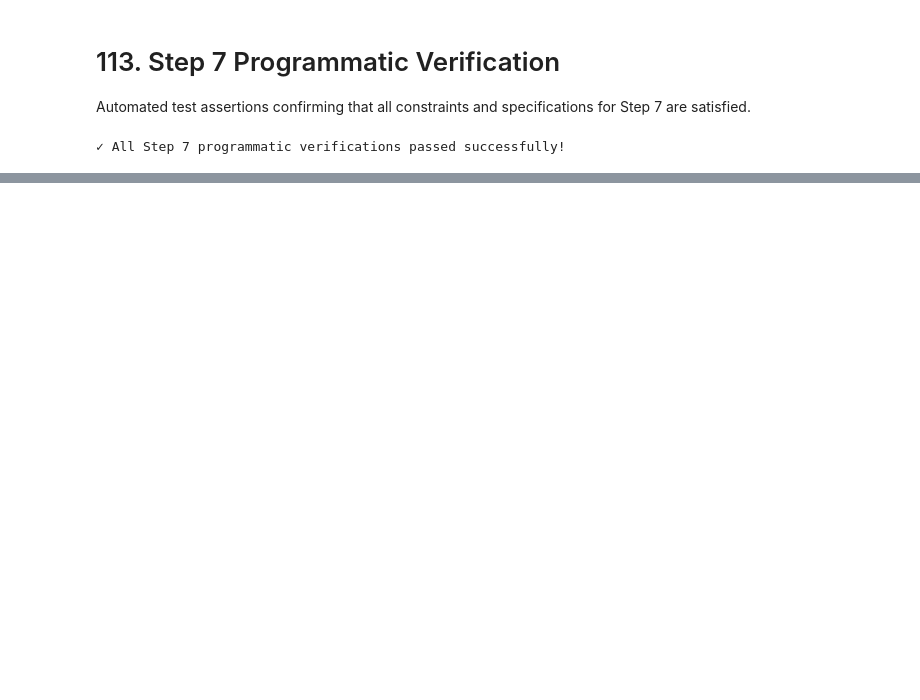
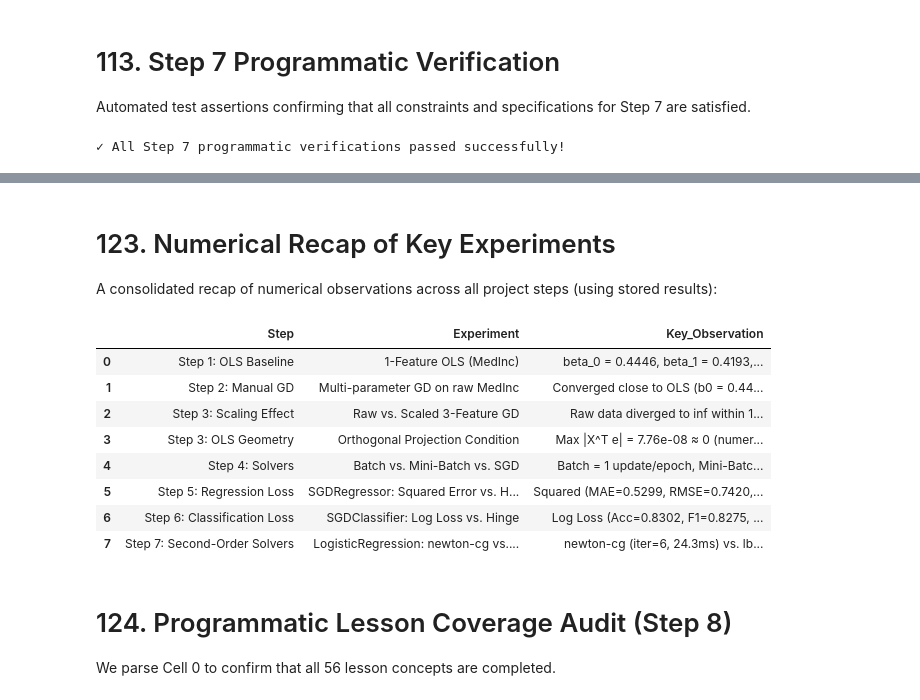
Before and after one commit to abed-dvp/california-housing-training-optimization, a Jupyter notebook: notebook.ipynb, the cells around one changed output, grey strips where cells are left out. Drawn from its saved outputs; the diff is of its cells as text; code cells hidden in the pictures; blank space fills up the shorter version.

Commit message:
Finalize training optimization project

```diff
--- a/notebook.ipynb
+++ b/notebook.ipynb
@@ -3297,0 +3550,63 @@ print("\u2713 All Step 7 programmatic verifications passed successfully!")
+# %% [markdown]
+# 123. Numerical Recap of Key Experiments
+
+A consolidated recap of numerical observations across all project steps (using stored results):
+# %%
+recap_data = [
+    {
+        "Step": "Step 1: OLS Baseline",
+        "Experiment": "1-Feature OLS (MedInc)",
+        "Key_Observation": f"beta_0 = {beta_0:.4f}, beta_1 = {beta_1:.4f}, Baseline MSE = {mse:.4f}"
+    },
+    {
+        "Step": "Step 2: Manual GD",
+        "Experiment": "Multi-parameter GD on raw MedInc",
+        "Key_Observation": f"Converged close to OLS (b0 = {b0_multi:.4f}, b1 = {b1_multi:.4f}) in {len(multi_history)} epochs"
+    },
+    {
+        "Step": "Step 3: Scaling Effect",
+        "Experiment": "Raw vs. Scaled 3-Feature GD",
+        "Key_Observation": "Raw data diverged to inf within 15 epochs; Scaled data converged stably with smooth loss decrease"
+    },
+    {
+        "Step": "Step 3: OLS Geometry",
+        "Experiment": "Orthogonal Projection Condition",
+        "Key_Observation": f"Max |X^T e| = {max_absolute_value:.2e} ≈ 0 (numerically consistent with orthogonal projection)"
+    },
+    {
+        "Step": "Step 4: Solvers",
+        "Experiment": "Batch vs. Mini-Batch vs. SGD",
+        "Key_Observation": "Batch = 1 update/epoch, Mini-Batch (32) = 516 updates/epoch, SGD = 16,512 updates/epoch"
+    },
+    {
+        "Step": "Step 5: Regression Loss",
+        "Experiment": "SGDRegressor: Squared Error vs. Huber",
+        "Key_Observation": f"Squared (MAE={mae_sq:.4f}, RMSE={rmse_sq:.4f}, iter={sgd_squared.n_iter_}) vs. Huber (MAE={mae_hub:.4f}, RMSE={rmse_hub:.4f}, iter={sgd_huber.n_iter_})"
+    },
+    {
+        "Step": "Step 6: Classification Loss",
+        "Experiment": "SGDClassifier: Log Loss vs. Hinge",
+        "Key_Observation": f"Log Loss (Acc={acc_log:.4f}, F1={f1_log:.4f}, iter={log_classifier.n_iter_}) vs. Hinge (Acc={acc_hinge:.4f}, F1={f1_hinge:.4f}, iter={hinge_classifier.n_iter_})"
+    },
+    {
+        "Step": "Step 7: Second-Order Solvers",
+        "Experiment": "LogisticRegression: newton-cg vs. lbfgs",
+        "Key_Observation": f"newton-cg (iter={lr_newton.n_iter_[0]}, {t_newton:.1f}ms) vs. lbfgs (iter={lr_lbfgs.n_iter_[0]}, {t_lbfgs:.1f}ms); identical test predictions"
+    }
+]
+
+pd.DataFrame(recap_data)
+# %% [output]
+|  | Step | Experiment | Key_Observation |
+| 0 | Step 1: OLS Baseline | 1-Feature OLS (MedInc) | beta_0 = 0.4446, beta_1 = 0.4193,... |
+| 1 | Step 2: Manual GD | Multi-parameter GD on raw MedInc | Converged close to OLS (b0 = 0.44... |
+| 2 | Step 3: Scaling Effect | Raw vs. Scaled 3-Feature GD | Raw data diverged to inf within 1... |
+| 3 | Step 3: OLS Geometry | Orthogonal Projection Condition | Max |X^T e| = 7.76e-08 ≈ 0 (numer... |
+| 4 | Step 4: Solvers | Batch vs. Mini-Batch vs. SGD | Batch = 1 update/epoch, Mini-Batc... |
+| 5 | Step 5: Regression Loss | SGDRegressor: Squared Error vs. H... | Squared (MAE=0.5299, RMSE=0.7420,... |
+| 6 | Step 6: Classification Loss | SGDClassifier: Log Loss vs. Hinge | Log Loss (Acc=0.8302, F1=0.8275, ... |
+| 7 | Step 7: Second-Order Solvers | LogisticRegression: newton-cg vs.... | newton-cg (iter=6, 24.3ms) vs. lb... |
+# %% [markdown]
+# 124. Programmatic Lesson Coverage Audit (Step 8)
+
+We parse Cell 0 to confirm that all 56 lesson concepts are completed.
```
Also changed, not shown: parts of 49 cells of this notebook, 1 other file.
